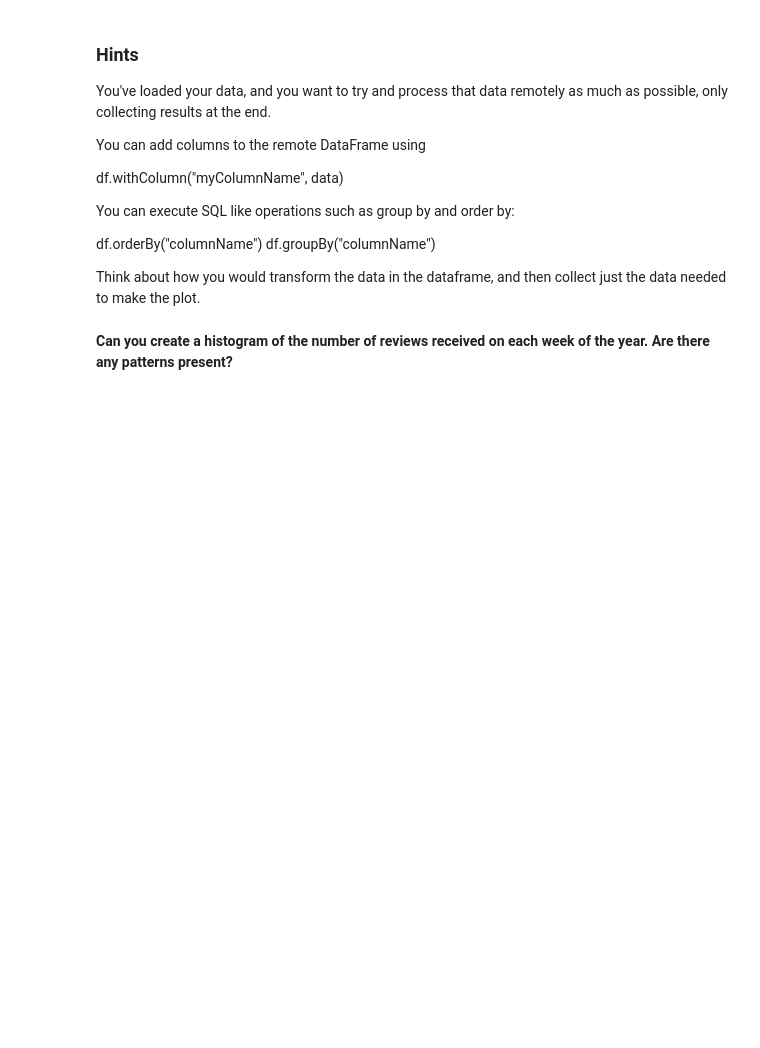
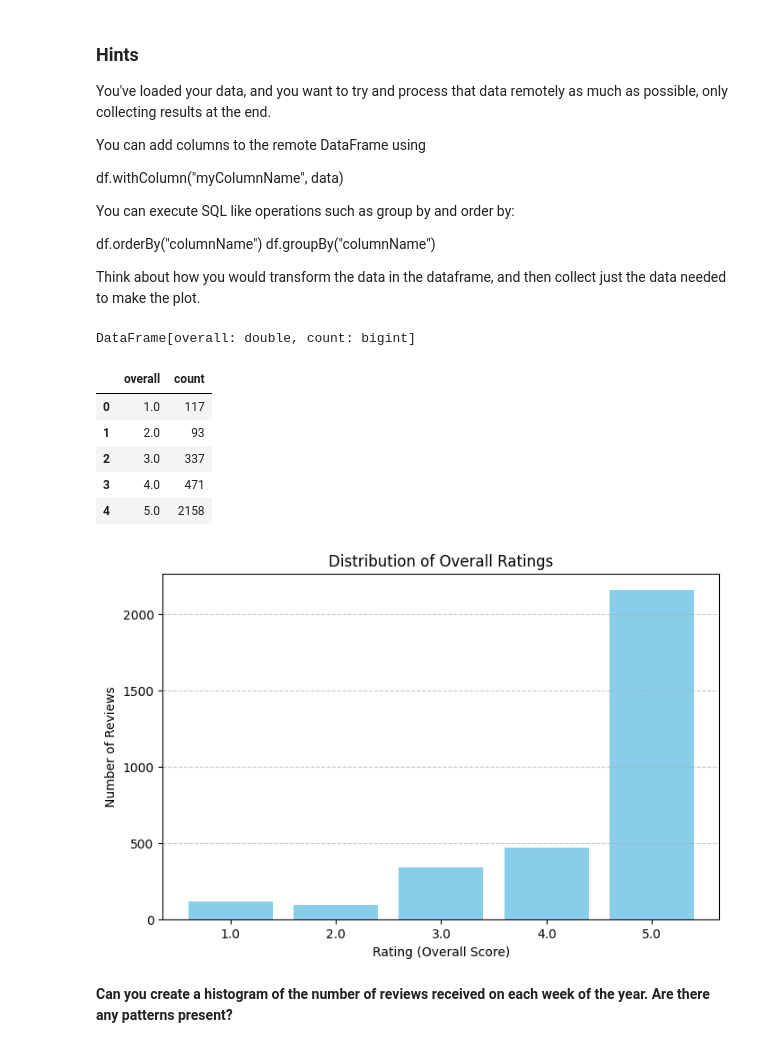
Before and after one commit to UoN-CS/lily_public, a Jupyter notebook: COMP3002 Task 1.ipynb, the cells around one changed output. Drawn from its saved outputs; the diff is of its cells as text; code cells hidden in the pictures; blank space fills up the shorter version.

Commit message:
created histogram for review score and week in the year

```diff
--- a/COMP3002 Task 1.ipynb
+++ b/COMP3002 Task 1.ipynb
@@ -164,0 +84,4 @@ df = spark.read.json("data/reviews.json")
+# %%
+df = spark.read.json("zdat3002-coursework-1-2025-lilyrobinsn/data/reviews.json")
+
+display(df.limit(5).toPandas())
@@ -186,2 +114,30 @@ Think about how you would transform the data in the dataframe, and then collect
+# %%
+# Group by 'overall' rating and count occurrences
+# This creates a new Spark DataFrame with the rating and its count
+rating_counts_spark = df.groupBy("overall").count().orderBy(sql.col("overall").asc())
+display(rating_counts_spark)
+# Convert the Spark DataFrame to a Pandas DataFrame for plotting
+# This step collects the aggregated data to the driver node.
+rating_counts_pd = rating_counts_spark.toPandas()
+display(rating_counts_pd)
+
+# Create the bar plot using Matplotlib
+plt.figure(figsize=(8, 5))
+plt.bar(rating_counts_pd['overall'].astype(str), rating_counts_pd['count'], color='skyblue')
+plt.title("Distribution of Overall Ratings")
+plt.xlabel("Rating (Overall Score)")
+plt.ylabel("Number of Reviews")
+plt.xticks(rotation=0) # Ensure x-axis labels are horizontal
+plt.grid(axis='y', linestyle='--', alpha=0.7) # Add a subtle grid
+plt.show()
+# %% [output]
+DataFrame[overall: double, count: bigint]
+|  | overall | count |
+| 0 | 1.0 | 117 |
+| 1 | 2.0 | 93 |
+| 2 | 3.0 | 337 |
+| 3 | 4.0 | 471 |
+| 4 | 5.0 | 2158 |
+[figure, added]
 # %% [markdown]
 **Can you create a histogram of the number of reviews received on each week of the year.  Are there any patterns present?**
```
Also changed, not shown: parts of 12 cells of this notebook.
